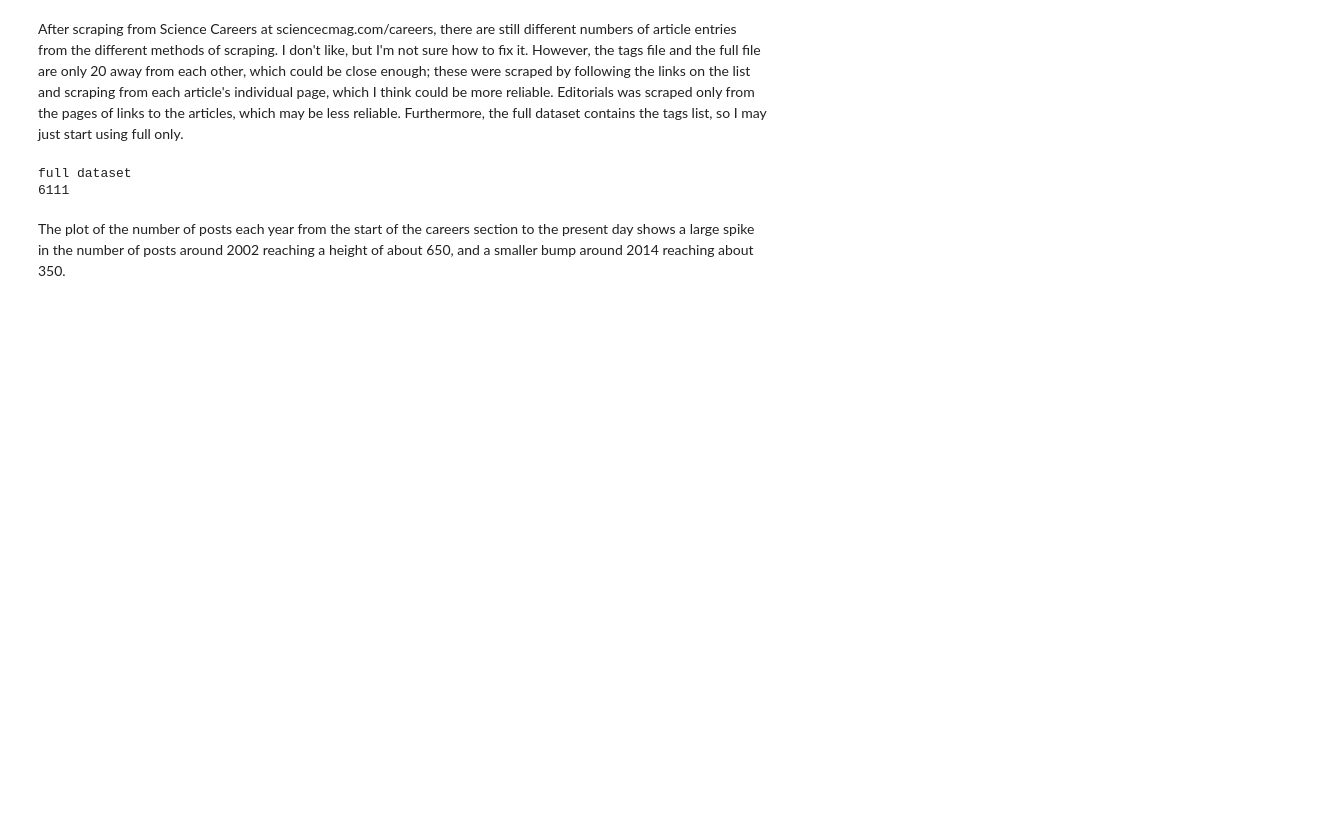
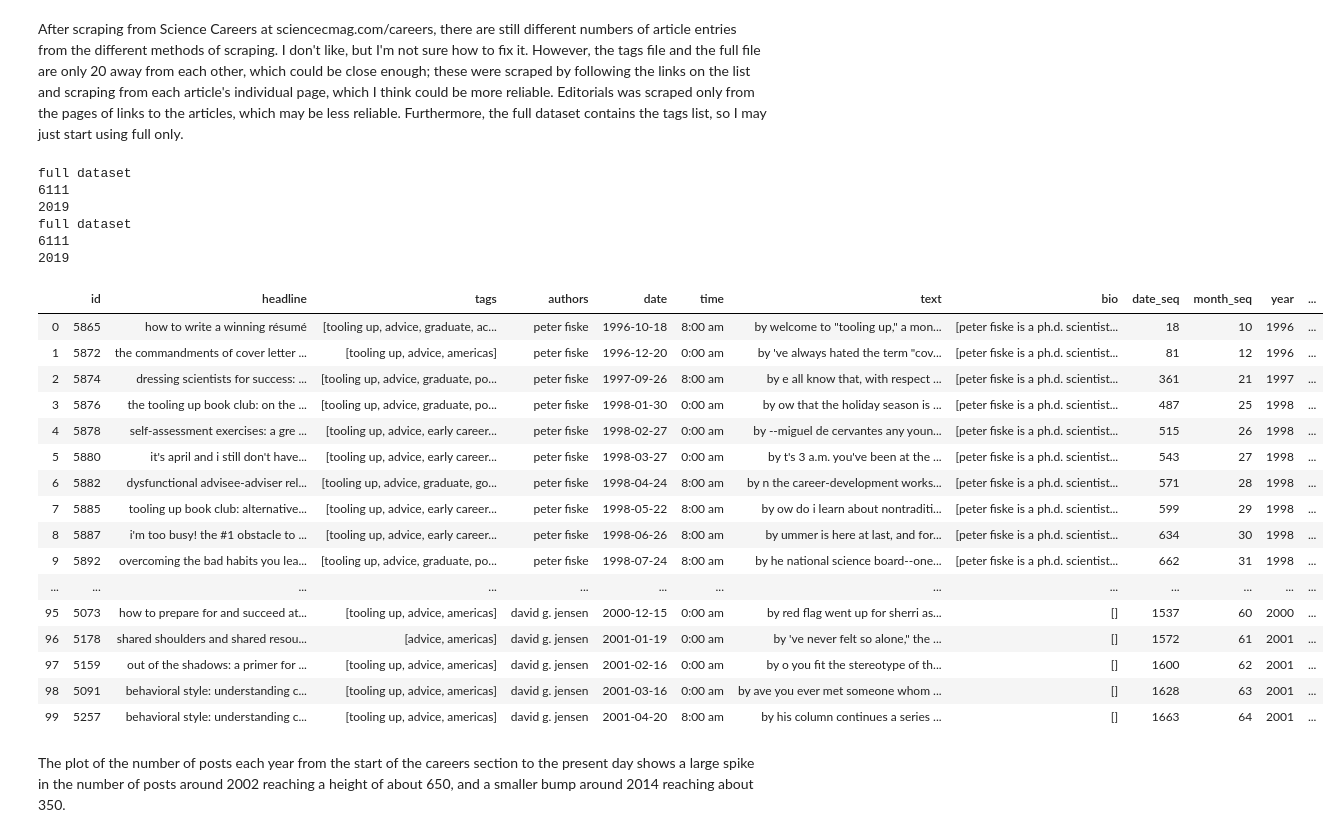
Before and after one commit to crboothb/sciencemag-careers-analysis, a Jupyter notebook: scripts/descriptive-overview.ipynb, the cells around one changed output. Drawn from its saved outputs; the diff is of its cells as text; code cells hidden in the pictures; blank space fills up the shorter version.

```diff
--- a/scripts/descriptive-overview.ipynb
+++ b/scripts/descriptive-overview.ipynb
@@ -50,13 +51,43 @@ After scraping from Science Careers at sciencecmag.com/careers, there are still
 # %%
 # print("editorials dataset")
 # print(len(edi_df))
 # print("tags dataset")
 # print(len(tag_df))
 print("full dataset")
 print(len(full_df))
+print(max(full_df["year"]))
+
+full_df20 = full_df[full_df.year<2020]
+
+print("full dataset")
+print(len(full_df20))
+print(max(full_df20["year"]))
+
+full_df.head(100)
 # %% [output]
 full dataset
 6111
+2019
+full dataset
+6111
+2019
+|  | id | headline | tags | authors | date | time | text | bio | date_seq | month_seq | year | ... |
+| 0 | 5865 | how to write a winning résumé | [tooling up, advice, graduate, ac... | peter fiske | 1996-10-18 | 8:00 am | by welcome to "tooling up," a mon... | [peter fiske is a ph.d. scientist... | 18 | 10 | 1996 | ... |
+| 1 | 5872 | the commandments of cover letter ... | [tooling up, advice, americas] | peter fiske | 1996-12-20 | 0:00 am | by 've always hated the term "cov... | [peter fiske is a ph.d. scientist... | 81 | 12 | 1996 | ... |
+| 2 | 5874 | dressing scientists for success: ... | [tooling up, advice, graduate, po... | peter fiske | 1997-09-26 | 8:00 am | by e all know that, with respect ... | [peter fiske is a ph.d. scientist... | 361 | 21 | 1997 | ... |
+| 3 | 5876 | the tooling up book club: on the ... | [tooling up, advice, graduate, po... | peter fiske | 1998-01-30 | 0:00 am | by ow that the holiday season is ... | [peter fiske is a ph.d. scientist... | 487 | 25 | 1998 | ... |
+| 4 | 5878 | self-assessment exercises: a gre ... | [tooling up, advice, early career... | peter fiske | 1998-02-27 | 0:00 am | by --miguel de cervantes any youn... | [peter fiske is a ph.d. scientist... | 515 | 26 | 1998 | ... |
+| 5 | 5880 | it's april and i still don't have... | [tooling up, advice, early career... | peter fiske | 1998-03-27 | 0:00 am | by t's 3 a.m. you've been at the ... | [peter fiske is a ph.d. scientist... | 543 | 27 | 1998 | ... |
+| 6 | 5882 | dysfunctional advisee-adviser rel... | [tooling up, advice, graduate, go... | peter fiske | 1998-04-24 | 8:00 am | by n the career-development works... | [peter fiske is a ph.d. scientist... | 571 | 28 | 1998 | ... |
+| 7 | 5885 | tooling up book club: alternative... | [tooling up, advice, early career... | peter fiske | 1998-05-22 | 8:00 am | by ow do i learn about nontraditi... | [peter fiske is a ph.d. scientist... | 599 | 29 | 1998 | ... |
+| 8 | 5887 | i'm too busy! the #1 obstacle to ... | [tooling up, advice, early career... | peter fiske | 1998-06-26 | 8:00 am | by ummer is here at last, and for... | [peter fiske is a ph.d. scientist... | 634 | 30 | 1998 | ... |
+| 9 | 5892 | overcoming the bad habits you lea... | [tooling up, advice, graduate, po... | peter fiske | 1998-07-24 | 8:00 am | by he national science board--one... | [peter fiske is a ph.d. scientist... | 662 | 31 | 1998 | ... |
+| ... | ... | ... | ... | ... | ... | ... | ... | ... | ... | ... | ... | ... |
+| 95 | 5073 | how to prepare for and succeed at... | [tooling up, advice, americas] | david g. jensen | 2000-12-15 | 0:00 am | by red flag went up for sherri as... | [] | 1537 | 60 | 2000 | ... |
+| 96 | 5178 | shared shoulders and shared resou... | [advice, americas] | david g. jensen | 2001-01-19 | 0:00 am | by 've never felt so alone," the ... | [] | 1572 | 61 | 2001 | ... |
+| 97 | 5159 | out of the shadows: a primer for ... | [tooling up, advice, americas] | david g. jensen | 2001-02-16 | 0:00 am | by o you fit the stereotype of th... | [] | 1600 | 62 | 2001 | ... |
+| 98 | 5091 | behavioral style: understanding c... | [tooling up, advice, americas] | david g. jensen | 2001-03-16 | 0:00 am | by ave you ever met someone whom ... | [] | 1628 | 63 | 2001 | ... |
+| 99 | 5257 | behavioral style: understanding c... | [tooling up, advice, americas] | david g. jensen | 2001-04-20 | 8:00 am | by his column continues a series ... | [] | 1663 | 64 | 2001 | ... |
 # %% [markdown]
 The plot of the number of posts each year from the start of the careers section to the present day shows a large spike in the number of posts around 2002 reaching a height of about 650, and a smaller bump around 2014 reaching about 350.
 # %%
```
Also changed, not shown: parts of 1 cell of this notebook.
